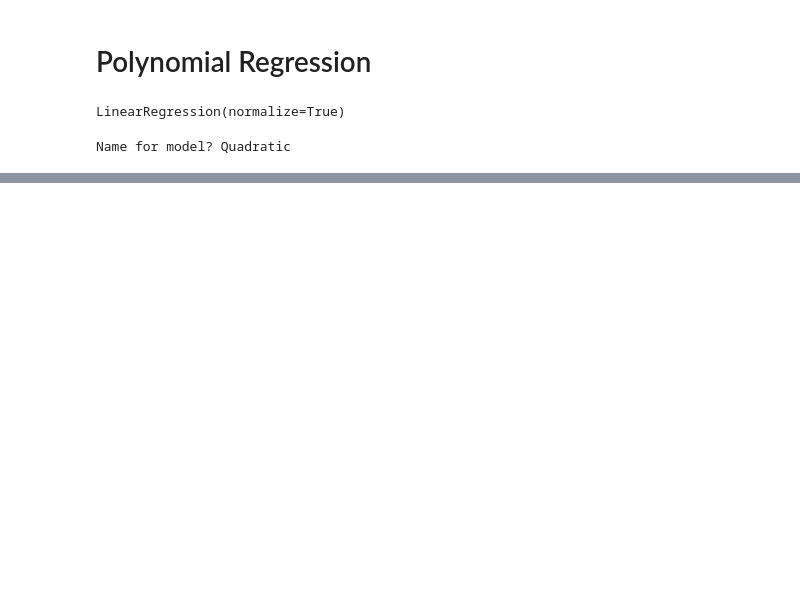
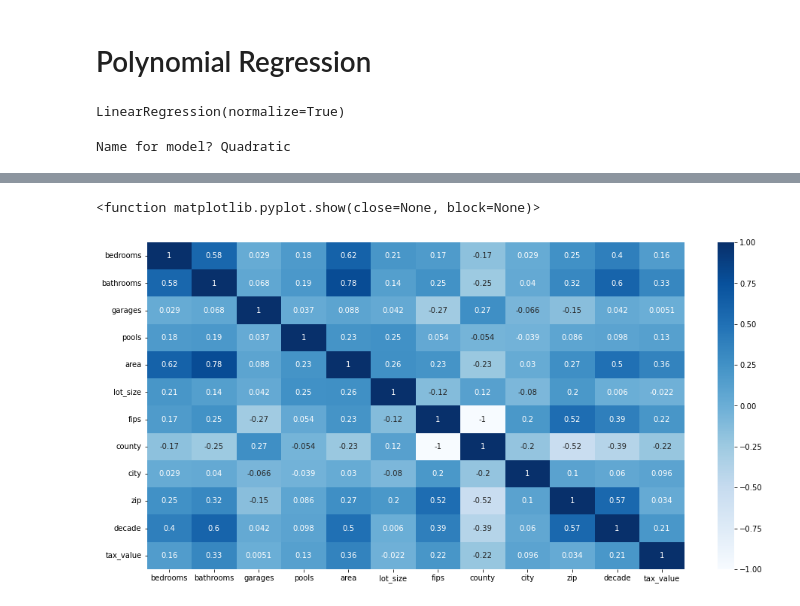
Before and after one commit to Larry-Holmes/regression-project, a Jupyter notebook: second_notebook.ipynb, the cells around one changed output, grey strips where cells are left out. Cells and saved outputs as stored; diff of their text form; code cells hidden in the pictures; blank space fills up the shorter version.

```diff
--- a/second_notebook.ipynb
+++ b/second_notebook.ipynb
@@ -398,0 +520,3 @@ metric_df
+# %%
+zillow_corr = train.corr(method='spearman')
+zillow_corr
@@ -398,0 +537,7 @@ metric_df
+# %%
+plt.figure(figsize=(16, 8))
+sns.heatmap(zillow_corr, cmap='Blues', annot=True)
+plt.show
+# %% [output]
+<function matplotlib.pyplot.show(close=None, block=None)>
+[figure, added]
```
Also changed, not shown: parts of 37 cells of this notebook, 3 other files.
